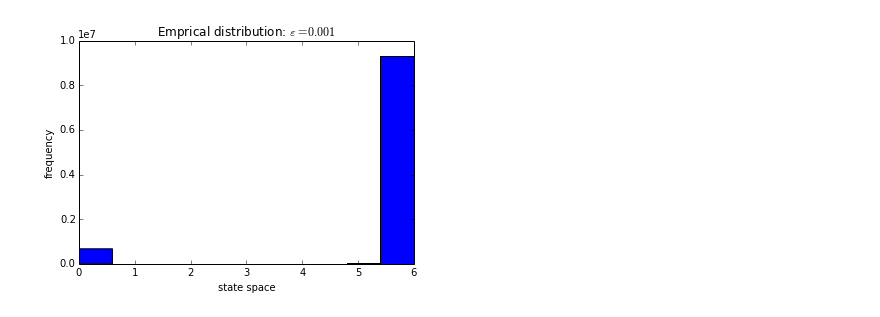
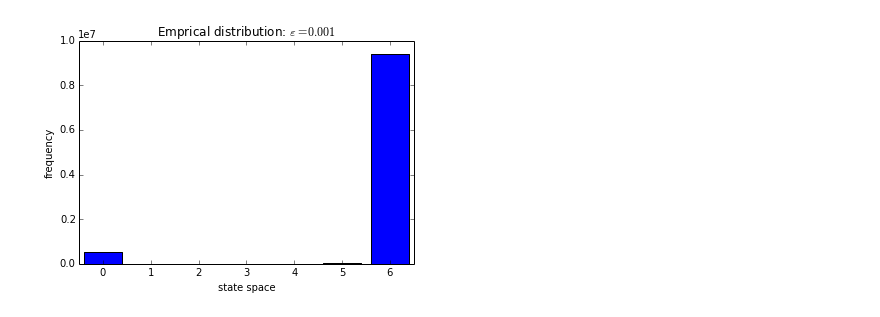
Before and after one commit to fagan2888/stochevolution, a Jupyter notebook: KMR_2x2_example.ipynb, the cells around one changed output. Saved outputs shown, nothing was run; the diff lists cells and outputs as text; code cells hidden in the pictures.

```diff
--- a/KMR_2x2_example.ipynb
+++ b/KMR_2x2_example.ipynb
@@ -31,4 +36,4 @@ kmr.plot_sample_path()
 # %%
-kmr.plot_emprical_distribution()
+kmr.plot_emprical_dist()
 # %% [output]
-[figure, old version]
+[figure, new version]
```
Also changed, not shown: parts of 5 cells of this notebook, 1 other file.
